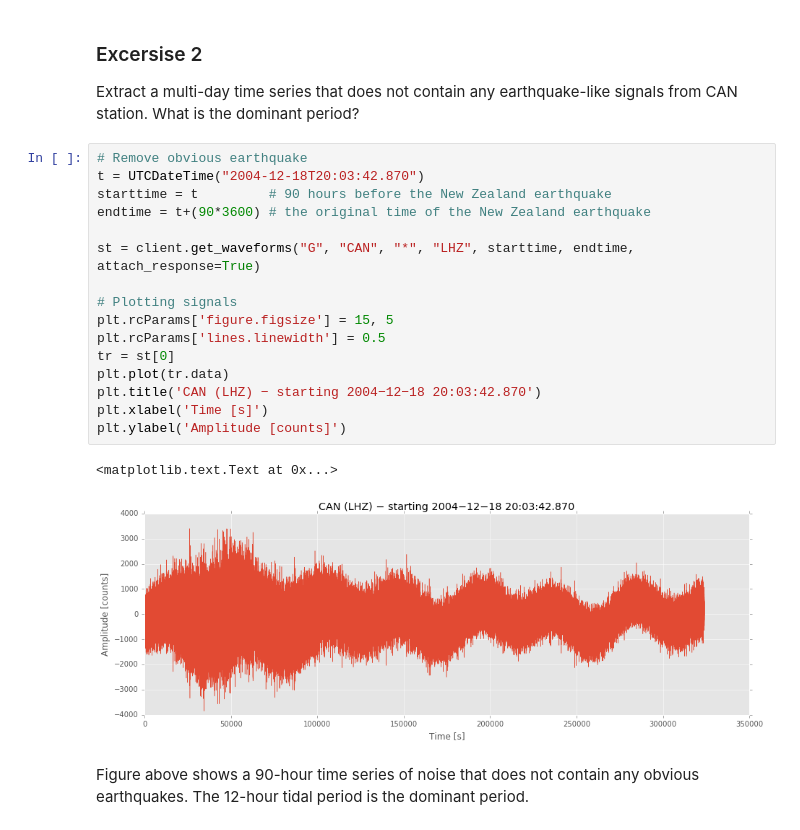
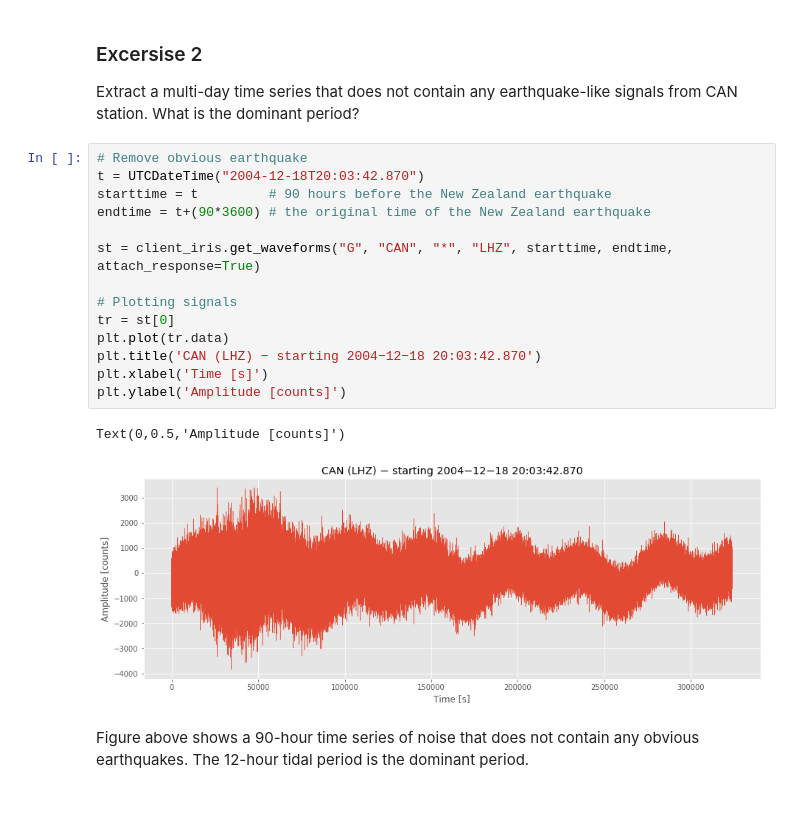
Before and after one commit to heinerigel/2017-JupyterNotebooksForGeophysics, a Jupyter notebook: Notebooks/05_SumatraEarthquake/Sumatra_PartA_presentation/Sumatra A Problem 3.ipynb, the cells around one changed output. Saved outputs shown, nothing was run; the diff lists cells and outputs as text; blank space fills up the shorter version.

```diff
--- a/Notebooks/05_SumatraEarthquake/Sumatra_PartA_presentation/Sumatra A Problem 3.ipynb
+++ b/Notebooks/05_SumatraEarthquake/Sumatra_PartA_presentation/Sumatra A Problem 3.ipynb
@@ -65,22 +67,20 @@ Extract a multi-day time series that does not contain any earthquake-like signal
 # %%
 # Remove obvious earthquake
 t = UTCDateTime("2004-12-18T20:03:42.870")
 starttime = t         # 90 hours before the New Zealand earthquake
 endtime = t+(90*3600) # the original time of the New Zealand earthquake
 
-st = client.get_waveforms("G", "CAN", "*", "LHZ", starttime, endtime, attach_response=True)
+st = client_iris.get_waveforms("G", "CAN", "*", "LHZ", starttime, endtime, attach_response=True)
 
 # Plotting signals
-plt.rcParams['figure.figsize'] = 15, 5
-plt.rcParams['lines.linewidth'] = 0.5
 tr = st[0]
 plt.plot(tr.data)
 plt.title('CAN (LHZ) − starting 2004−12−18 20:03:42.870')
 plt.xlabel('Time [s]')
 plt.ylabel('Amplitude [counts]')
 # %% [output]
-<matplotlib.text.Text at 0x...>
+Text(0,0.5,'Amplitude [counts]')
-[figure, old version]
+[figure, new version]
 # %% [markdown]
 Figure above shows a 90-hour time series of noise that does not contain any obvious earthquakes. The 12-hour tidal period is the dominant period.
 # %% [markdown]
```
Also changed, not shown: parts of 3 cells of this notebook, 1 other file.
